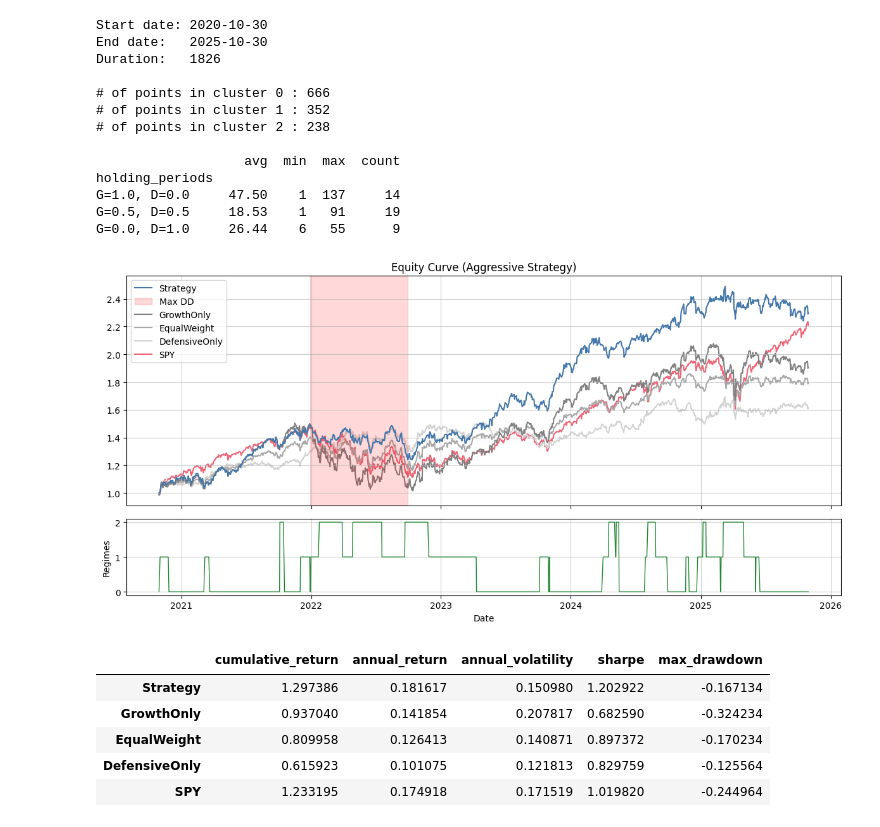
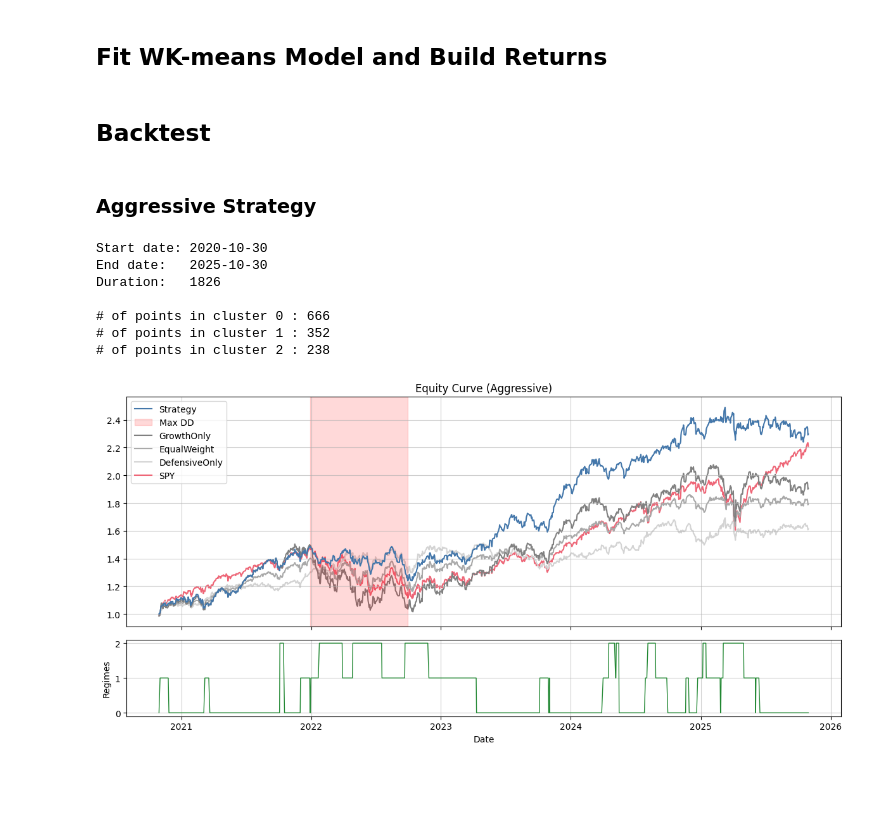
Before and after one commit to laurence1126/Wasserstein-Regime-Clustering, a Jupyter notebook: jupyter/trading.ipynb, the cells around one changed output. Drawn from its saved outputs; the diff is of its cells as text; code cells hidden in the pictures; blank space fills up the shorter version.

Commit message:
Separate and add portfolio analysis toolkit

```diff
--- a/jupyter/trading.ipynb
+++ b/jupyter/trading.ipynb
@@ -112,3 +9,5 @@ def average_holding_period(result: StrategyResult, tol: float = 1e-6) -> pd.Data
+# %% [markdown]
+## Fit WK-means Model and Build Returns
 # %%
 growth = [
     "ADBE", "CRM", "LULU", "ORLY", "COST",
@@ -139,6 +38,10 @@ strategy = RegimeRotationStrategy(
 
 strategy.fit_kmeans()
 strategy.build_returns()
+# %% [markdown]
+## Backtest
+# %% [markdown]
+### Aggressive Strategy
 # %%
 aggressive = strategy.backtest(
     allocations={
@@ -148,9 +51,8 @@ aggressive = strategy.backtest(
     },
 )
 
-df = show_results(aggressive)
-plot_results(aggressive, "Aggressive Strategy")
-df
+toolkit = RegimePerformanceToolkit(aggressive)
+toolkit.show_basic_info()
 # %% [output]
 Start date: 2020-10-30
 End date:   2025-10-30
@@ -159,16 +61,7 @@ Duration:   1826
 # of points in cluster 0 : 666
 # of points in cluster 1 : 352
 # of points in cluster 2 : 238
-
-                   avg  min  max  count
-holding_periods
-G=1.0, D=0.0     47.50    1  137     14
-G=0.5, D=0.5     18.53    1   91     19
-G=0.0, D=1.0     26.44    6   55      9
-[figure, removed]
-|  | cumulative_return | annual_return | annual_volatility | sharpe | max_drawdown |
-| Strategy | 1.297386 | 0.181617 | 0.150980 | 1.202922 | -0.167134 |
-| GrowthOnly | 0.937040 | 0.141854 | 0.207817 | 0.682590 | -0.324234 |
-| EqualWeight | 0.809958 | 0.126413 | 0.140871 | 0.897372 | -0.170234 |
-| DefensiveOnly | 0.615923 | 0.101075 | 0.121813 | 0.829759 | -0.125564 |
-| SPY | 1.233195 | 0.174918 | 0.171519 | 1.019820 | -0.244964 |
+# %%
+toolkit.plot_equity_curves("Aggressive")
+# %% [output]
+[figure, added]
```
Also changed, not shown: parts of 18 cells of this notebook, 4 other files.
